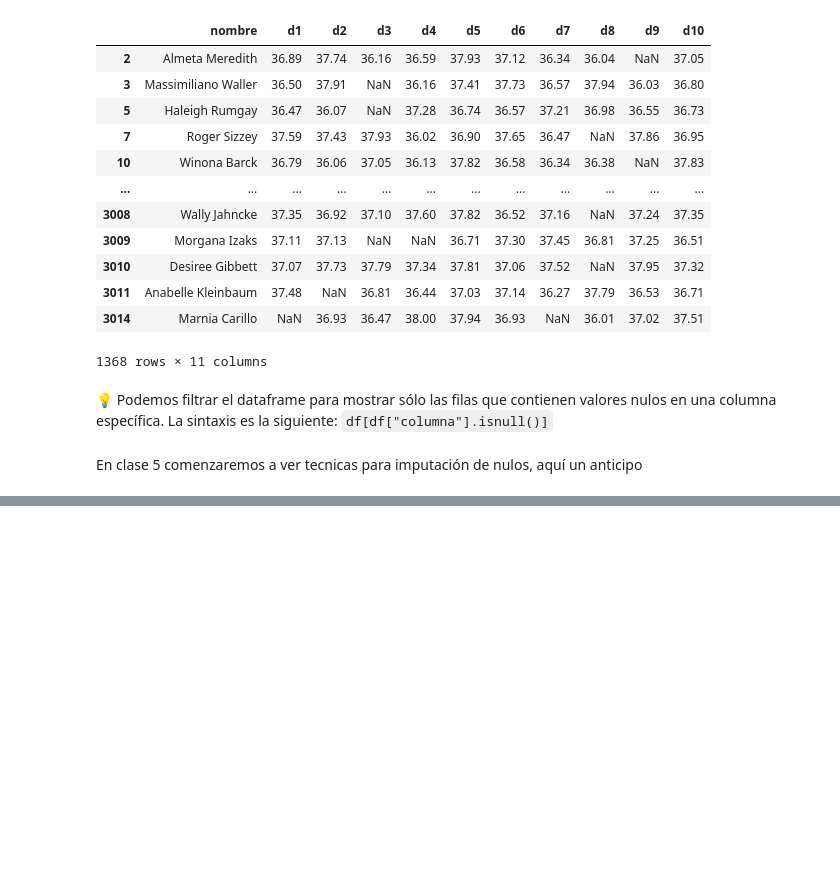
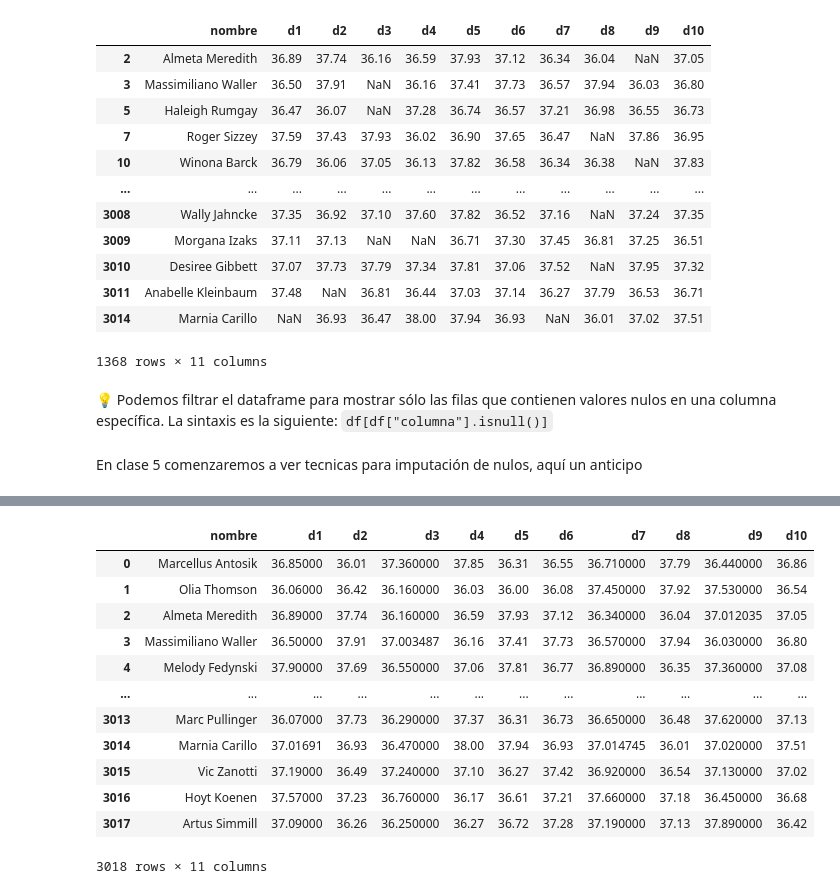
Before and after one commit to FerJGit/TT-2C2025-Data-Analitycs-Notebooks, a Jupyter notebook: After_class_4/Mis_Archivos/After_Class_Datos_nulos_y_duplicados.ipynb, the cells around one changed output, grey strips where cells are left out. Cells and saved outputs as stored; diff of their text form; code cells hidden in the pictures; blank space fills up the shorter version.

```diff
--- a/After_class_4/Mis_Archivos/After_Class_Datos_nulos_y_duplicados.ipynb
+++ b/After_class_4/Mis_Archivos/After_Class_Datos_nulos_y_duplicados.ipynb
@@ -646,0 +822,16 @@ df_mean = df.fillna(df.mean(numeric_only=True))
+# %%
+df_mean
+# %% [output]
+|  | nombre | d1 | d2 | d3 | d4 | d5 | d6 | d7 | d8 | d9 | d10 |
+| 0 | Marcellus Antosik | 36.85000 | 36.01 | 37.360000 | 37.85 | 36.31 | 36.55 | 36.710000 | 37.79 | 36.440000 | 36.86 |
+| 1 | Olia Thomson | 36.06000 | 36.42 | 36.160000 | 36.03 | 36.00 | 36.08 | 37.450000 | 37.92 | 37.530000 | 36.54 |
+| 2 | Almeta Meredith | 36.89000 | 37.74 | 36.160000 | 36.59 | 37.93 | 37.12 | 36.340000 | 36.04 | 37.012035 | 37.05 |
+| 3 | Massimiliano Waller | 36.50000 | 37.91 | 37.003487 | 36.16 | 37.41 | 37.73 | 36.570000 | 37.94 | 36.030000 | 36.80 |
+| 4 | Melody Fedynski | 37.90000 | 37.69 | 36.550000 | 37.06 | 37.81 | 36.77 | 36.890000 | 36.35 | 37.360000 | 37.08 |
+| ... | ... | ... | ... | ... | ... | ... | ... | ... | ... | ... | ... |
+| 3013 | Marc Pullinger | 36.07000 | 37.73 | 36.290000 | 37.37 | 36.31 | 36.73 | 36.650000 | 36.48 | 37.620000 | 37.13 |
+| 3014 | Marnia Carillo | 37.01691 | 36.93 | 36.470000 | 38.00 | 37.94 | 36.93 | 37.014745 | 36.01 | 37.020000 | 37.51 |
+| 3015 | Vic Zanotti | 37.19000 | 36.49 | 37.240000 | 37.10 | 36.27 | 37.42 | 36.920000 | 36.54 | 37.130000 | 37.02 |
+| 3016 | Hoyt Koenen | 37.57000 | 37.23 | 36.760000 | 36.17 | 36.61 | 37.21 | 37.660000 | 37.18 | 36.450000 | 36.68 |
+| 3017 | Artus Simmill | 37.09000 | 36.26 | 36.250000 | 36.27 | 36.72 | 37.28 | 37.190000 | 37.13 | 37.890000 | 36.42 |
+3018 rows × 11 columns
```
Also changed, not shown: parts of 19 cells of this notebook.
